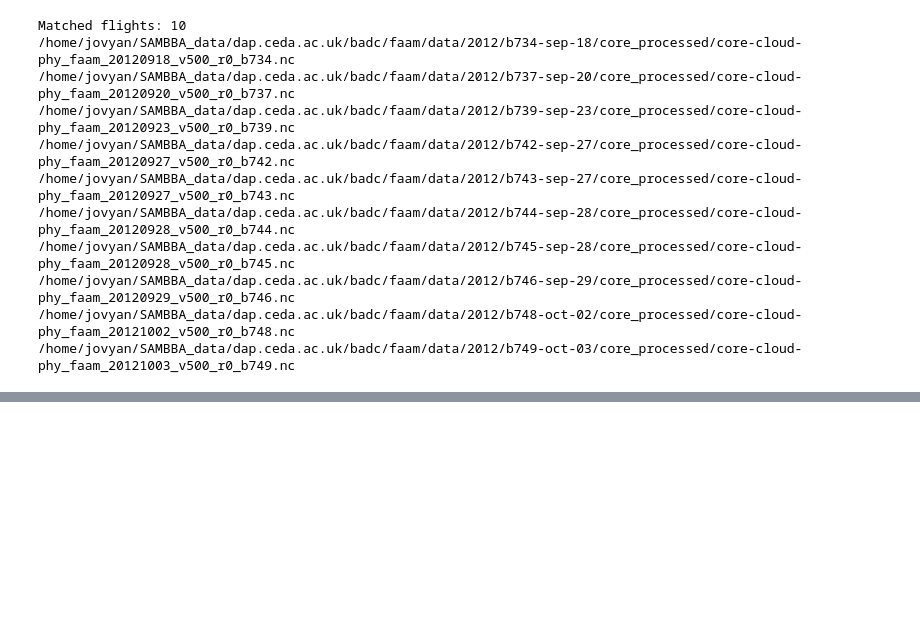
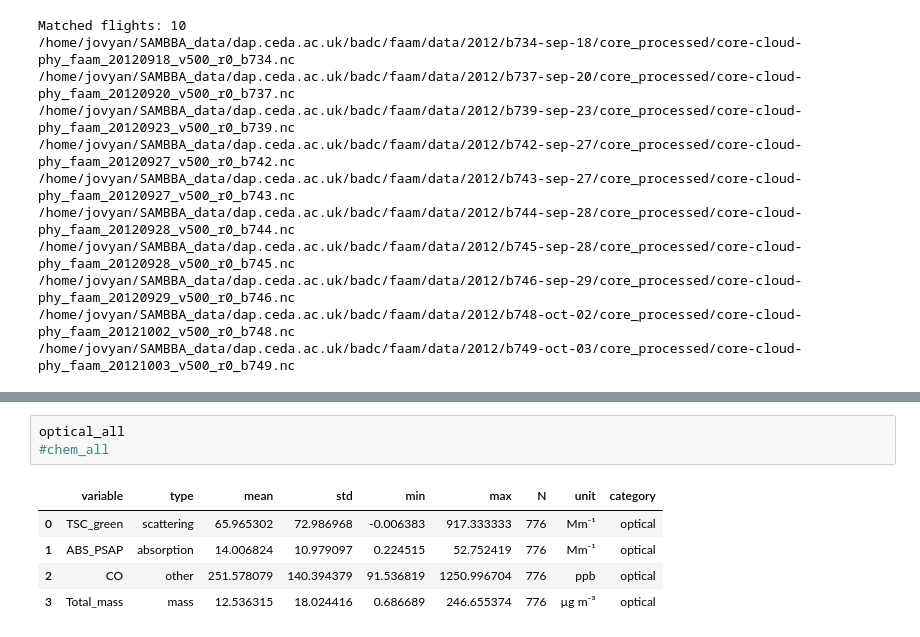
Before and after one commit to thiago-vg/SAMBBA-data-analysis, a Jupyter notebook: Scripts_modulate/Test_module_2.ipynb, the cells around one changed output, grey strips where cells are left out. Cells and saved outputs as stored; diff of their text form; blank space fills up the shorter version.

```diff
--- a/Scripts_modulate/Test_module_2.ipynb
+++ b/Scripts_modulate/Test_module_2.ipynb
@@ -220,0 +272,9 @@ for sp2_file, ams_file, core_file, neph_file, cloud_file in zip(filtered_sp2, fi
+# %%
+optical_all
+#chem_all
+# %% [output]
+|  | variable | type | mean | std | min | max | N | unit | category |
+| 0 | TSC_green | scattering | 65.965302 | 72.986968 | -0.006383 | 917.333333 | 776 | Mm⁻¹ | optical |
+| 1 | ABS_PSAP | absorption | 14.006824 | 10.979097 | 0.224515 | 52.752419 | 776 | Mm⁻¹ | optical |
+| 2 | CO | other | 251.578079 | 140.394379 | 91.536819 | 1250.996704 | 776 | ppb | optical |
+| 3 | Total_mass | mass | 12.536315 | 18.024416 | 0.686689 | 246.655374 | 776 | µg m⁻³ | optical |
```
Also changed, not shown: parts of 14 cells of this notebook.
